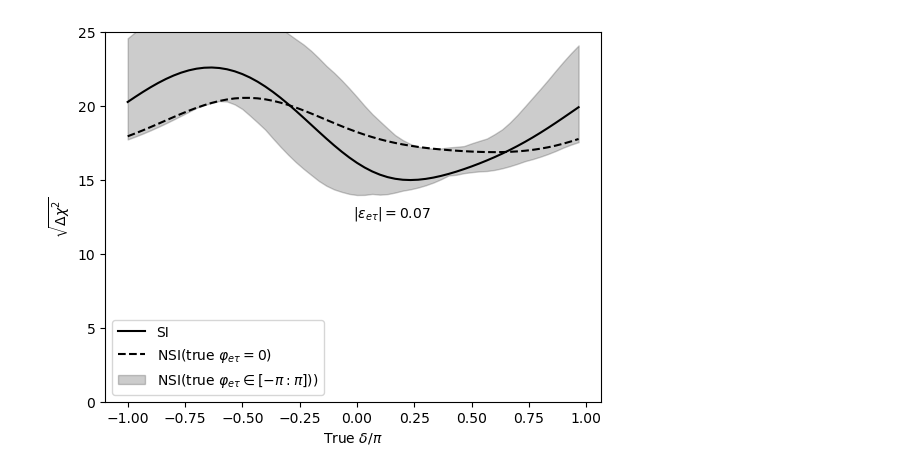
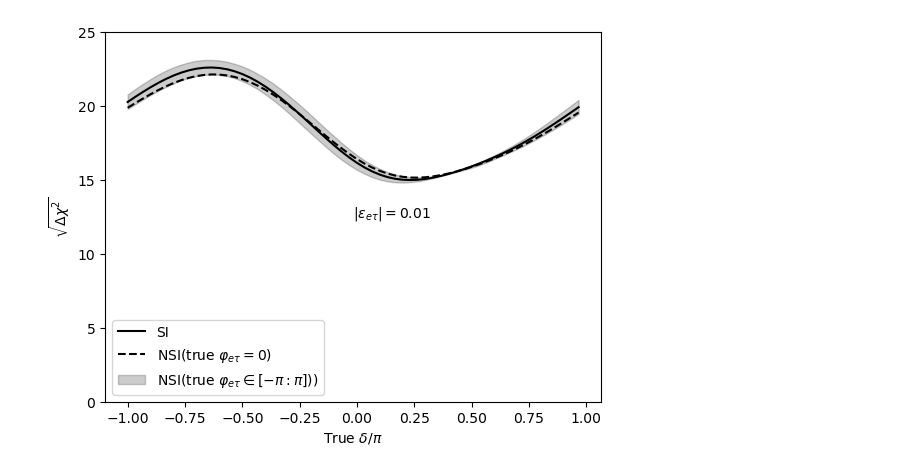
Before and after one commit to theo1701/DUNE, a Jupyter notebook: DUNE/240710/dune_globes/plot_dchsq.ipynb, the cells around one changed output. Saved outputs shown, nothing was run; the diff lists cells and outputs as text; code cells hidden in the pictures.

```diff
--- a/DUNE/240710/dune_globes/plot_dchsq.ipynb
+++ b/DUNE/240710/dune_globes/plot_dchsq.ipynb
@@ -2,9 +2,9 @@
 import matplotlib.pyplot as plt
 import numpy as np
 # %%
-in1 = open("dchsq_DUNE_bestfit_epset4e-2_NHtrue_phiet0_NSI_IHtest_NSI.dat", "r")
+in1 = open("dchsq_DUNE_bestfit_epset1e-2_NHtrue_phiet0_NSI_IHtest_NSI.dat", "r")
 in2 = open("dchsq_DUNE_bestfit_epset1e-2_NHtrue_SI_IHtest_NSI.dat", "r")
-in3 = open("dchsq_DUNE_bestfit_epset4e-2_NHtrue_phietrange_SI_IHtest_NSI.dat", "r")
+in3 = open("dchsq_DUNE_bestfit_epset1e-2_NHtrue_phietrange_SI_IHtest_NSI.dat", "r")
 # %%
 def separate_e_p(file):
     e = []
@@ -40,12 +40,12 @@ e3, p3, p4 = separate_e_p3(in3)
 # %%
 plt.plot(np.divide(e2, np.pi), np.sqrt(p2), label="SI", color="black")
 plt.plot(np.divide(e1, np.pi), np.sqrt(p1), label=r"NSI(true $\varphi_{e\tau}=0$)", color="black", linestyle="--")
 plt.fill_between(np.divide(e3, np.pi), np.sqrt(p3), np.sqrt(p4), alpha=0.2, label=r"NSI(true $\varphi_{e\tau}\in[-\pi:\pi])$)", color="black")
 plt.ylabel(r"$\sqrt{\Delta \chi^2}$")
 plt.xlabel(r"True $\delta / \pi$")
-plt.text(0.5, 0.5, r"$|\epsilon_{e\tau}|=0.04$", transform=plt.gca().transAxes)
+plt.text(0.5, 0.5, r"$|\epsilon_{e\tau}|=0.01$", transform=plt.gca().transAxes)
 plt.ylim(0, 25)
 plt.legend()
-plt.savefig("dchsq_bestfit_NH_DUNE_epset4e-2_IHtest_NSI.pdf")
+plt.savefig("dchsq_bestfit_NH_DUNE_epset1e-2_IHtest_NSI.pdf")
 # %% [output]
-[figure, old version]
+[figure, new version]
```
Also changed, not shown: 6 other files.
